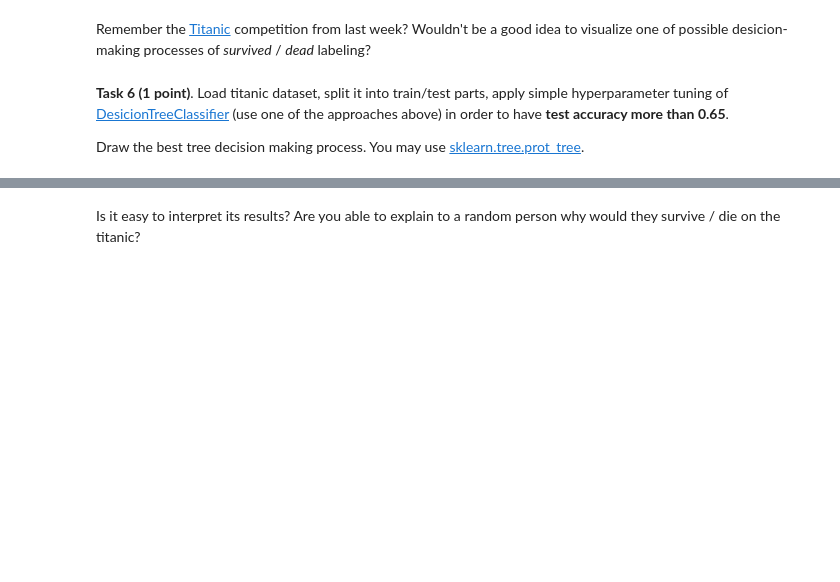
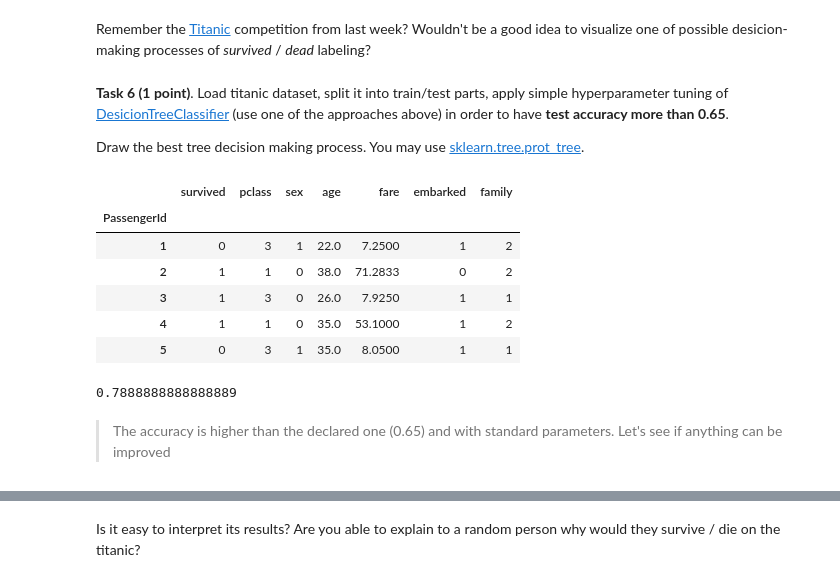
Before and after one commit to kastrubait/ml-intro-2022Q1, a Jupyter notebook: task-7_trees_and_ensembles.ipynb, the cells around one changed output, grey strips where cells are left out. Saved outputs shown, nothing was run; the diff lists cells and outputs as text; code cells hidden in the pictures; blank space fills up the shorter version.

```diff
--- a/task-7_trees_and_ensembles.ipynb
+++ b/task-7_trees_and_ensembles.ipynb
@@ -672,0 +669,12 @@ from sklearn.tree import DecisionTreeClassifier
+# %%
+import os
+from sklearn.tree import DecisionTreeClassifier
+
+# your code here
+
+PATH = "./data/"
+
+data = pd.read_csv(os.path.join(PATH, 'train.csv'), dtype={'Age': np.float64}).set_index('PassengerId')
+data.columns = [column.lower() for column in data.columns]
+
+data
@@ -672,0 +725,14 @@ from sklearn.tree import DecisionTreeClassifier
+# %%
+df_fill = data.copy()
+df_fill = missing_data(df_fill)
+df_fill_en = feature_eng(df_fill)
+
+df_fill_en.head()
+# %% [output]
+|  | survived | pclass | sex | age | fare | embarked | family |
+| PassengerId |  |  |  |  |  |  |  |
+| 1 | 0 | 3 | 1 | 22.0 | 7.2500 | 1 | 2 |
+| 2 | 1 | 1 | 0 | 38.0 | 71.2833 | 0 | 2 |
+| 3 | 1 | 3 | 0 | 26.0 | 7.9250 | 1 | 1 |
+| 4 | 1 | 1 | 0 | 35.0 | 53.1000 | 1 | 2 |
+| 5 | 0 | 3 | 1 | 35.0 | 8.0500 | 1 | 1 |
@@ -672,0 +743,10 @@ from sklearn.tree import DecisionTreeClassifier
+# %%
+dtc_model = DecisionTreeClassifier(random_state=42)
+
+dtc_model.fit(X_train, y_train)
+
+accuracy_score(y_val, dtc_model.predict(X_val))
+# %% [output]
+0.7888888888888889
+# %% [markdown]
+> The accuracy is higher than the declared one (0.65) and with standard parameters. Let's see if anything can be improved
```
Also changed, not shown: parts of 9 cells of this notebook, 3 other files.
